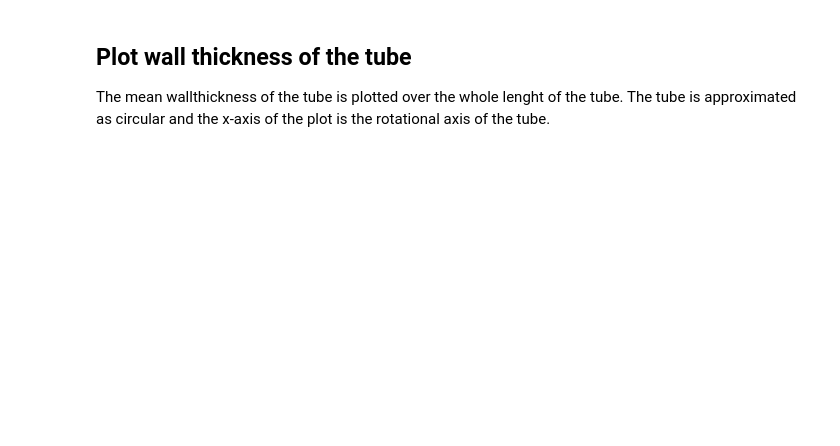
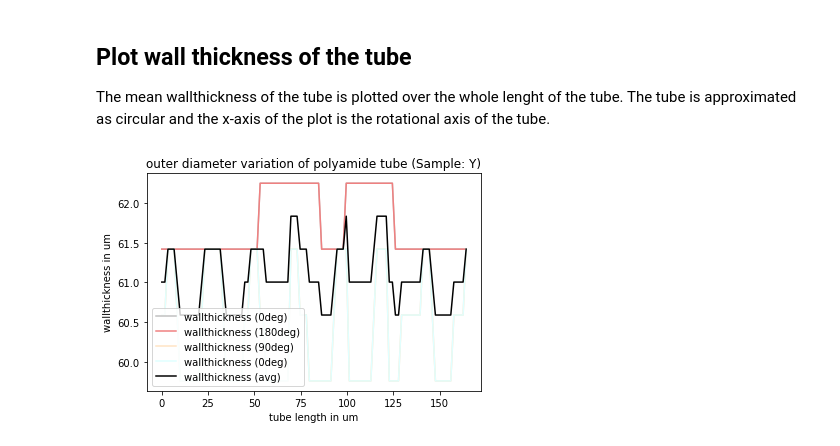
Before and after one commit to refurrer/IGTLab_RetoFurrer_2019, a Jupyter notebook: IGTLab_RetoFurrer_2019.ipynb, the cells around one changed output. Saved outputs shown, nothing was run; the diff lists cells and outputs as text; code cells hidden in the pictures; blank space fills up the shorter version.

```diff
--- a/IGTLab_RetoFurrer_2019.ipynb
+++ b/IGTLab_RetoFurrer_2019.ipynb
@@ -84,7 +93,7 @@ The order of the images matters. Hence, the images are loaded in a sorted way an
 # %%
 images = sorted(glob.glob(path))
 samplesize = (np.shape(images))[0] # int with the amount of images in the path
-samplesize = 20
+samplesize = 100
 # %% [markdown]
 # Loop over the whole sequence (all images) to get outer and inner diameter
 The following for-loop iterates over all images stored in the array `images`. The functions used are stored and documented in the file `utils.py`. The reason is that the functions should be callable from other programms too. The program consists of the following steps:
@@ -97,4 +107,6 @@ The following for-loop iterates over all images stored in the array `images`. Th
 # %%
+print("timestamp (start):", time.ctime())
+
 for idx in range(samplesize):
     ## Start iteration timer to evaluate performance
     start_iteration_time = time.time()
@@ -217,6 +229,13 @@ for idx in range(samplesize):
                          index=idx,
                          file=file)
 
+    ## Call function find_radii to iterate through the whole image and calculate the radius
+    #radius, index = utils.find_radii(img_crop,
+    #                                 sample=data_set,
+    #                                 res=resolution,
+    #                                 show="False",
+    #                                 index=idx)
+
     # Append results to list for each iteration & calculate values to distance in m
     ## Tube lengt (z-axis)
     z.append(pos_length)
@@ -234,18 +253,25 @@ for idx in range(samplesize):
     r_i.append(r_i_mean)
 
     ## wall thickness
-    t.append(t_mean*resolution)
-    t_x_0.append(t_mean*resolution)
-    t_x_180.append(t_mean*resolution)
-    t_y_90.append(t_mean*resolution)
-    t_y_270.append(t_mean*resolution)
+    t.append(t_mean)
+    t_x_0.append(wallthickness_x_0)
+    t_x_180.append(wallthickness_x_180)
+    t_y_90.append(wallthickness_y_90)
+    t_y_270.append(wallthickness_y_270)
+
+    ## Creates list with all the radii found with find_radii()
+    #radius_outer.append(radius)
 
     ## Print the index of the loop as indication for the progress (incl. elapsed time)
-    print("{} of {} in {} sec".format((idx+1), samplesize, round(time.time() - start_iteration_time,2)))
+    print("- {} of {} in {} sec [{}]".format((idx+1),
+                                      samplesize,
+                                      round(time.time() - start_iteration_time,2),
+                                      time.ctime()))
 
-## Stop timer for perfomance evaluation
+## Stop timer and print timestempt ot the console
 end_time = time.time()
+print("timestamp (end):", time.ctime())
 
-## Close file
+## Important: Close file to free up the memory (!)
 file.close()
 # %% [output]
@@ -359,9 +420,15 @@ fig5.savefig('res/diag/radius_mean_section_zoom_axissymmetric_{}.pdf'.format(sam
 The mean wallthickness of the tube is plotted over the whole lenght of the tube. The tube is approximated as circular and the x-axis of the plot is the rotational axis of the tube.
 # %%
 fig6, ax6 = plt.subplots()
-ax6.plot(z, t, color="k", label = "wallthickness")
+ax6.plot(z, t_x_0, color="silver", label = "wallthickness (0deg)")
+ax6.plot(z, t_x_180, color="lightcoral", label = "wallthickness (180deg)")
+ax6.plot(z, t_y_90, color="bisque", label = "wallthickness (90deg)")
+ax6.plot(z, t_y_270, color="lightcyan", label = "wallthickness (0deg)")
+ax6.plot(z, t, color="black", label = "wallthickness (avg)")
 ax6.legend()
 ax6.set_title("outer diameter variation of polyamide tube (Sample: {})".format(sample))
 ax6.set_xlabel("tube length in um")
 ax6.set_ylabel("wallthickness in um")
 fig6.savefig('res/diag/wallthickness_tube_{}.pdf'.format(sample))
+# %% [output]
+[figure, added]
```
Also changed, not shown: parts of 19 cells of this notebook.
